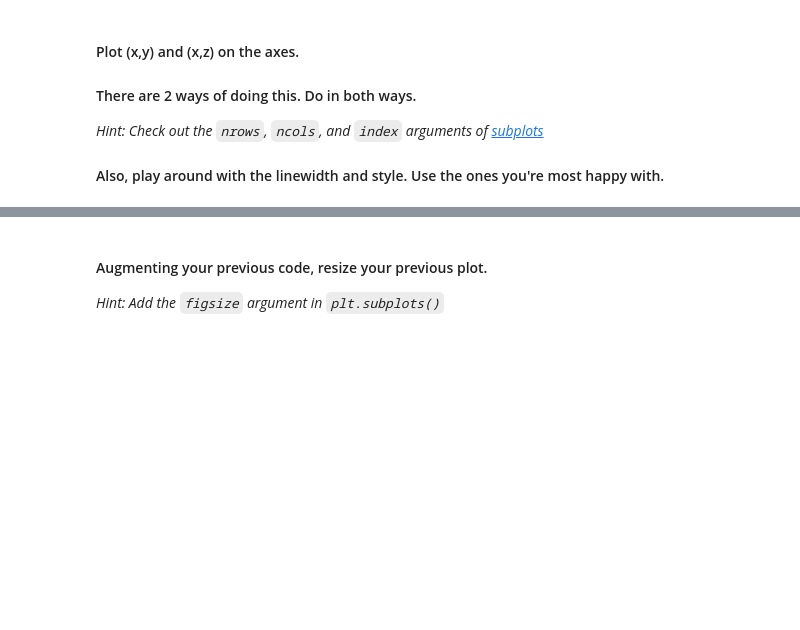
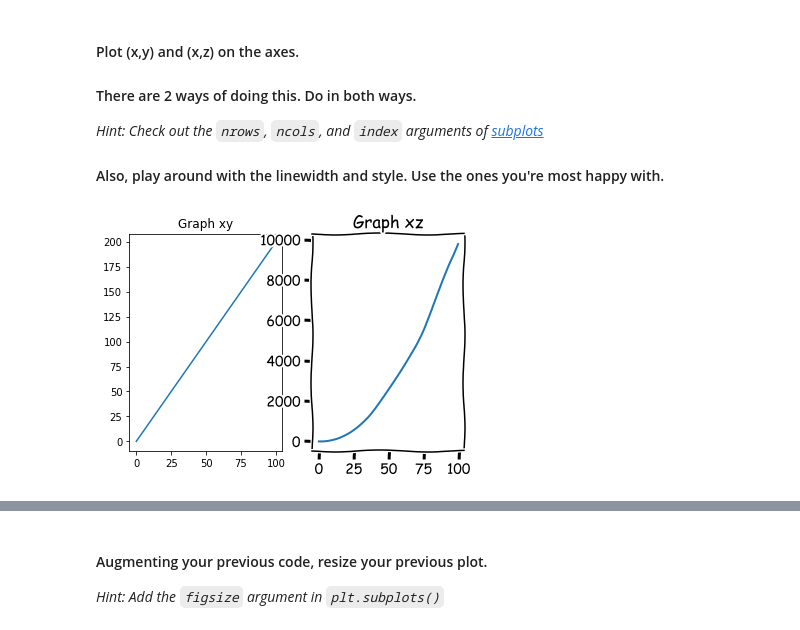
Before and after one commit to ironhack-datalabs/datamad0620, a Jupyter notebook: module-2/lab-matplotlib-seaborn/your-code/challenge-1.ipynb, the cells around one changed output, grey strips where cells are left out. Cells and saved outputs as stored; diff of their text form; code cells hidden in the pictures; blank space fills up the shorter version.

```diff
--- a/module-2/lab-matplotlib-seaborn/your-code/challenge-1.ipynb
+++ b/module-2/lab-matplotlib-seaborn/your-code/challenge-1.ipynb
@@ -32,4 +31,15 @@ z = x**2
 *Hint: Check out the `nrows`, `ncols`, and `index` arguments of [subplots](https://matplotlib.org/api/_as_gen/matplotlib.pyplot.subplot.html)*
 
 #### Also, play around with the linewidth and style. Use the ones you're most happy with.
+# %%
+# your code here-1st way (call `subplots` twice using the `index` parameter)
+plt.subplot(1,2,1)
+plt.plot(x,y)
+plt.title("Graph xy")
+with plt.xkcd():
+    plt.subplot(1,2,2)
+    plt.plot(x,z)
+    plt.title("Graph xz")
+# %% [output]
+[figure, added]
 # %%
```
Also changed, not shown: parts of 14 cells of this notebook, 1 other file.
